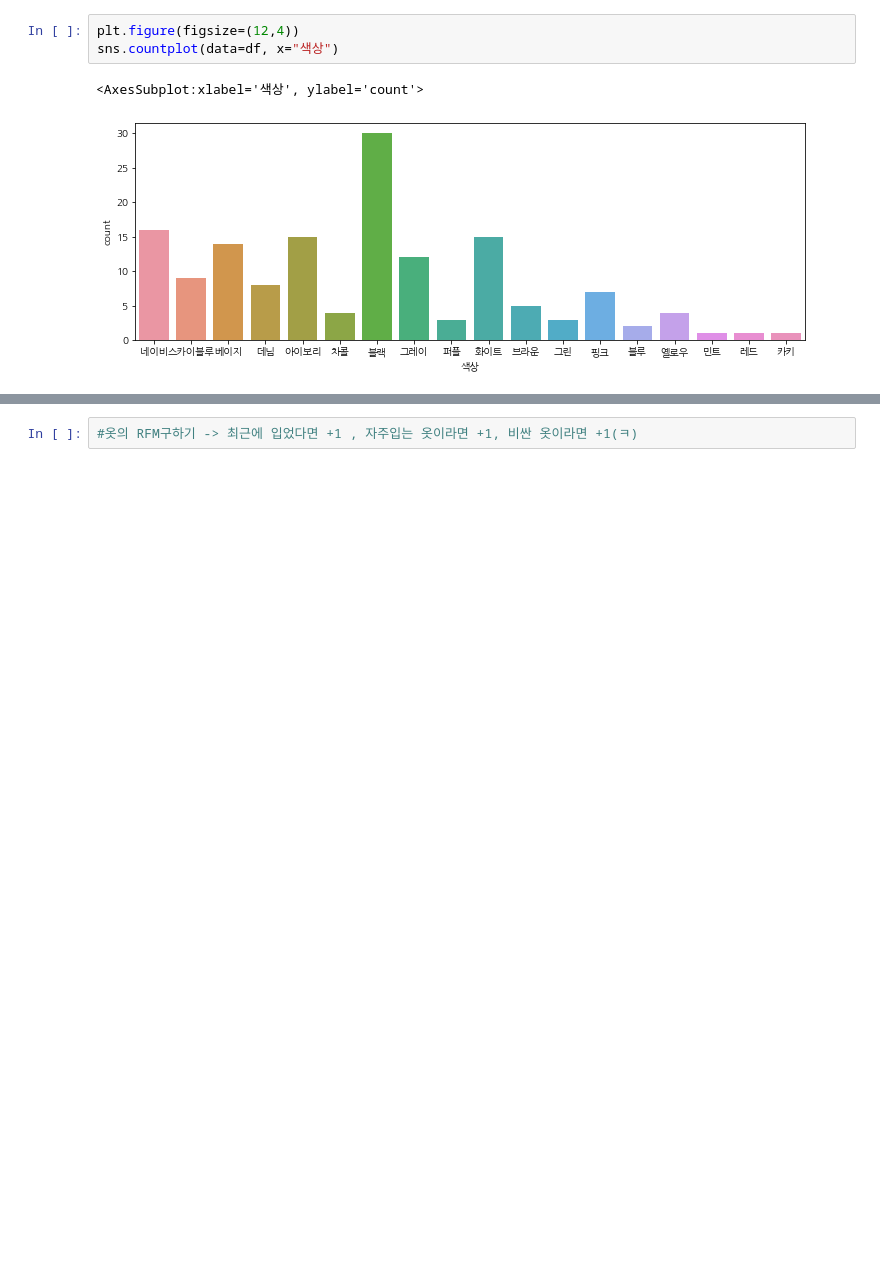
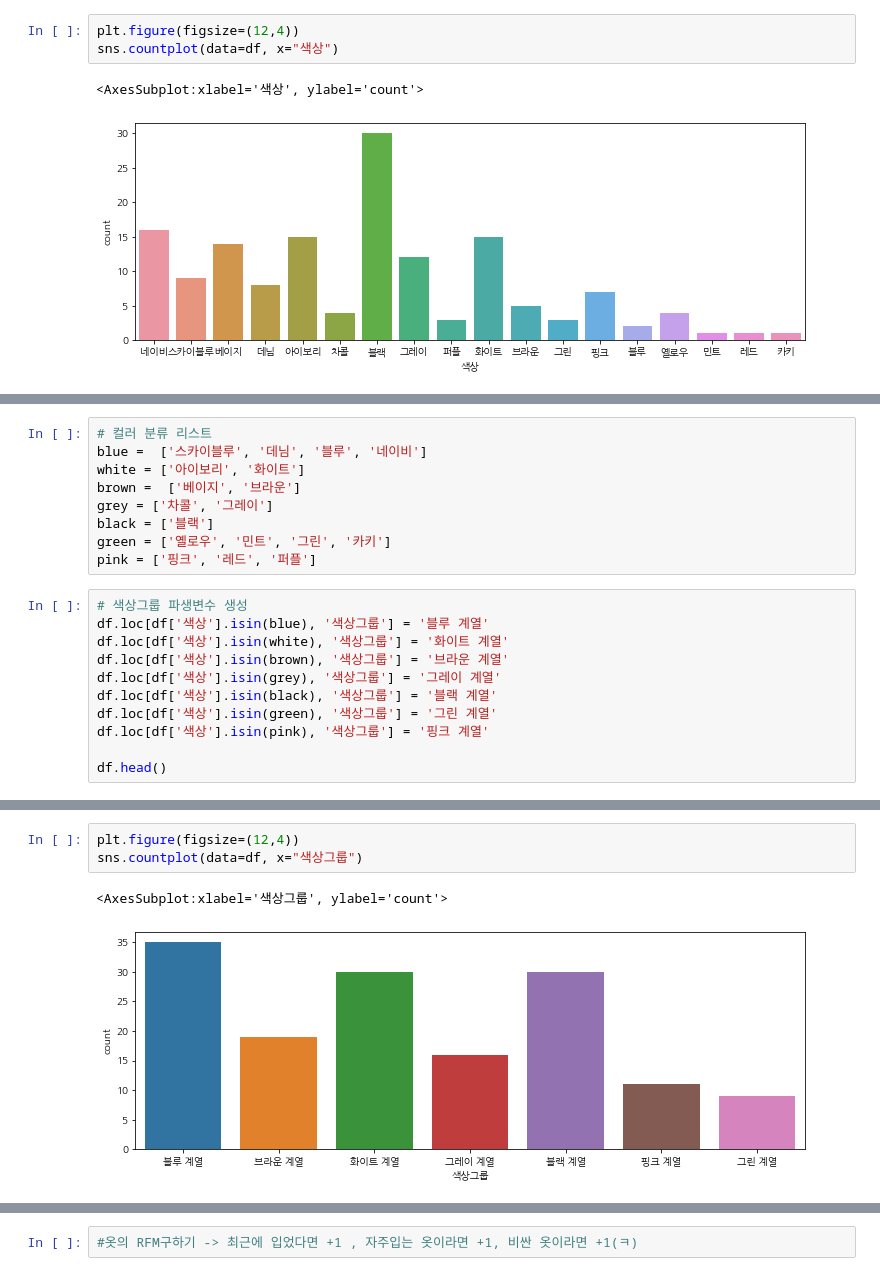
Before and after one commit to lyndis20/portfolio, a Jupyter notebook: my_closet/EDA.ipynb, the cells around one changed output, grey strips where cells are left out. Drawn from its saved outputs; the diff is of its cells as text; blank space fills up the shorter version.

```diff
--- a/my_closet/EDA.ipynb
+++ b/my_closet/EDA.ipynb
@@ -95,0 +89,20 @@ sns.countplot(data=df, x="색상")
+# %%
+# 컬러 분류 리스트
+blue =  ['스카이블루', '데님', '블루', '네이비']
+white = ['아이보리', '화이트']
+brown =  ['베이지', '브라운']
+grey = ['차콜', '그레이']
+black = ['블랙']
+green = ['옐로우', '민트', '그린', '카키']
+pink = ['핑크', '레드', '퍼플']
+# %%
+# 색상그룹 파생변수 생성
+df.loc[df['색상'].isin(blue), '색상그룹'] = '블루 계열'
+df.loc[df['색상'].isin(white), '색상그룹'] = '화이트 계열'
+df.loc[df['색상'].isin(brown), '색상그룹'] = '브라운 계열'
+df.loc[df['색상'].isin(grey), '색상그룹'] = '그레이 계열'
+df.loc[df['색상'].isin(black), '색상그룹'] = '블랙 계열'
+df.loc[df['색상'].isin(green), '색상그룹'] = '그린 계열'
+df.loc[df['색상'].isin(pink), '색상그룹'] = '핑크 계열'
+
+df.head()
@@ -95,0 +116,6 @@ sns.countplot(data=df, x="색상")
+# %%
+plt.figure(figsize=(12,4))
+sns.countplot(data=df, x="색상그룹")
+# %% [output]
+<AxesSubplot:xlabel='색상그룹', ylabel='count'>
+[figure, added]
```
Also changed, not shown: parts of 18 cells of this notebook, 1 other file.
